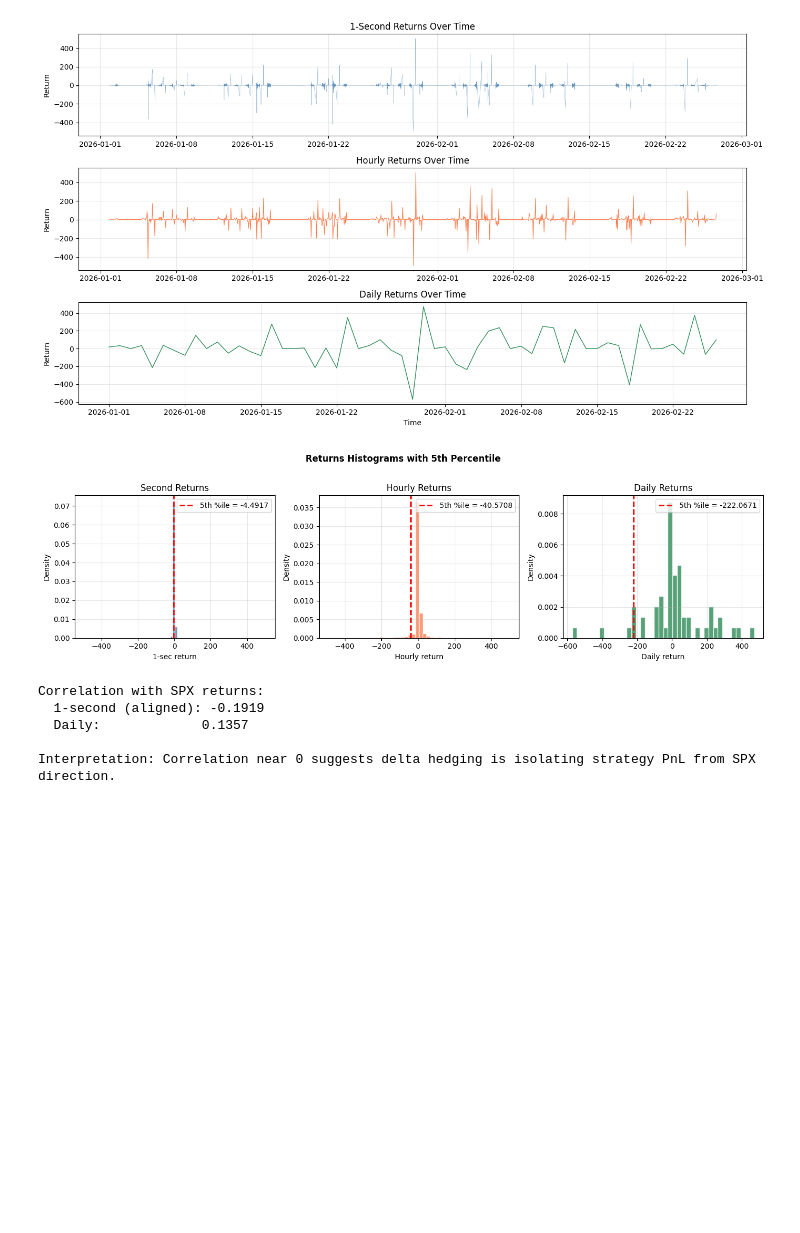
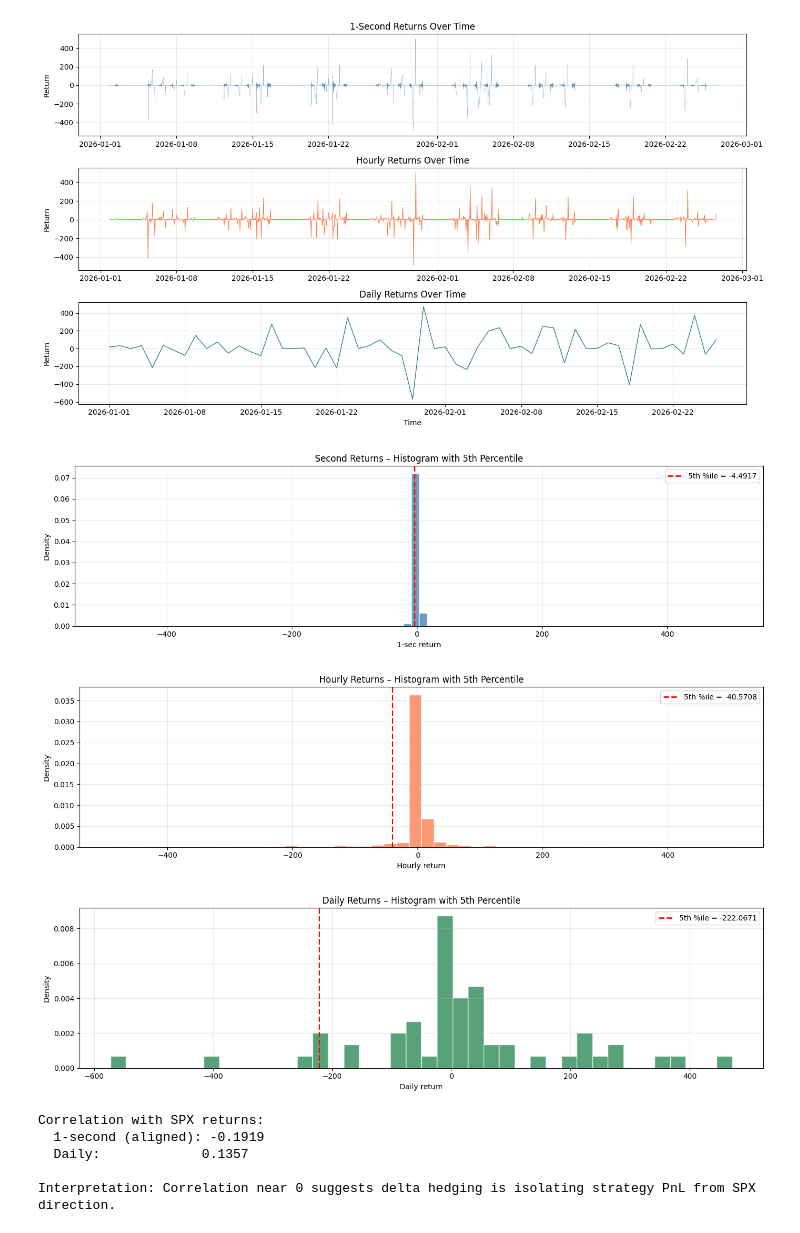
Before and after one commit to chris-mulligan-50/FINM-33150-Quantitative-Trading-Strategies-Final-Project-Kalshi-Market-Making-, a Jupyter notebook: submission.ipynb, the cells around one changed output. Drawn from its saved outputs; the diff is of its cells as text; code cells hidden in the pictures; blank space fills up the shorter version.

```diff
--- a/submission.ipynb
+++ b/submission.ipynb
@@ -955,38 +1105,50 @@ plt.show()
 # %% [output]
 [figure]
 # %%
-# Returns histograms with 5th percentile marked
+# Returns histograms with 5th percentile marked, split into 3 big graphs
+
+# 1-second returns histogram
 p5_1s = np.percentile(rets_1s.dropna(), 5)
-p5_1h = np.percentile(rets_1h.dropna(), 5)
-p5_1d = np.percentile(rets_1d.dropna(), 5)
-
-fig, axes = plt.subplots(1, 3, figsize=(14, 4))
-axes[0].hist(rets_1s.dropna(), bins=80, color="steelblue", alpha=0.8, edgecolor="white", density=True)
-axes[0].axvline(p5_1s, color="red", linestyle="--", linewidth=2, label=f"5th %ile = {p5_1s:.4f}")
-axes[0].set_xlabel("1-sec return")
-axes[0].set_ylabel("Density")
-axes[0].set_title("Second Returns")
-axes[0].legend()
-axes[0].grid(True, alpha=0.3)
-axes[1].hist(rets_1h.dropna(), bins=50, color="coral", alpha=0.8, edgecolor="white", density=True)
-axes[1].axvline(p5_1h, color="red", linestyle="--", linewidth=2, label=f"5th %ile = {p5_1h:.4f}")
-axes[1].set_xlabel("Hourly return")
-axes[1].set_ylabel("Density")
-axes[1].set_title("Hourly Returns")
-axes[1].legend()
-axes[1].grid(True, alpha=0.3)
-axes[2].hist(rets_1d.dropna(), bins=40, color="seagreen", alpha=0.8, edgecolor="white", density=True)
-axes[2].axvline(p5_1d, color="red", linestyle="--", linewidth=2, label=f"5th %ile = {p5_1d:.4f}")
-axes[2].set_xlabel("Daily return")
-axes[2].set_ylabel("Density")
-axes[2].set_title("Daily Returns")
-axes[2].legend()
-axes[2].grid(True, alpha=0.3)
-plt.suptitle("Returns Histograms with 5th Percentile", fontsize=12, fontweight="bold", y=1.02)
+fig, ax = plt.subplots(figsize=(14, 4))
+ax.hist(rets_1s.dropna(), bins=80, color="steelblue", alpha=0.8, edgecolor="white", density=True)
+ax.axvline(p5_1s, color="red", linestyle="--", linewidth=2, label=f"5th %ile = {p5_1s:.4f}")
+ax.set_xlabel("1-sec return")
+ax.set_ylabel("Density")
+ax.set_title("Second Returns – Histogram with 5th Percentile")
+ax.legend()
+ax.grid(True, alpha=0.3)
 plt.tight_layout()
 plt.show()
+
+# Hourly returns histogram
+p5_1h = np.percentile(rets_1h.dropna(), 5)
+fig, ax = plt.subplots(figsize=(14, 4))
+ax.hist(rets_1h.dropna(), bins=50, color="coral", alpha=0.8, edgecolor="white", density=True)
+ax.axvline(p5_1h, color="red", linestyle="--", linewidth=2, label=f"5th %ile = {p5_1h:.4f}")
+ax.set_xlabel("Hourly return")
+ax.set_ylabel("Density")
+ax.set_title("Hourly Returns – Histogram with 5th Percentile")
+ax.legend()
+ax.grid(True, alpha=0.3)
+plt.tight_layout()
+plt.show()
+
+# Daily returns histogram
+p5_1d = np.percentile(rets_1d.dropna(), 5)
+fig, ax = plt.subplots(figsize=(14, 4))
+ax.hist(rets_1d.dropna(), bins=40, color="seagreen", alpha=0.8, edgecolor="white", density=True)
+ax.axvline(p5_1d, color="red", linestyle="--", linewidth=2, label=f"5th %ile = {p5_1d:.4f}")
+ax.set_xlabel("Daily return")
+ax.set_ylabel("Density")
+ax.set_title("Daily Returns – Histogram with 5th Percentile")
+ax.legend()
+ax.grid(True, alpha=0.3)
+plt.tight_layout()
+plt.show()
 # %% [output]
-[figure, old version]
+[figure, new version]
+[figure, added]
+[figure, added]
 # %%
 # Correlation with SPX: strategy returns vs SPX returns
 # SPX return at t = (spx_t - spx_{t-1}) / spx_{t-1}
```
Also changed, not shown: parts of 17 cells of this notebook.
